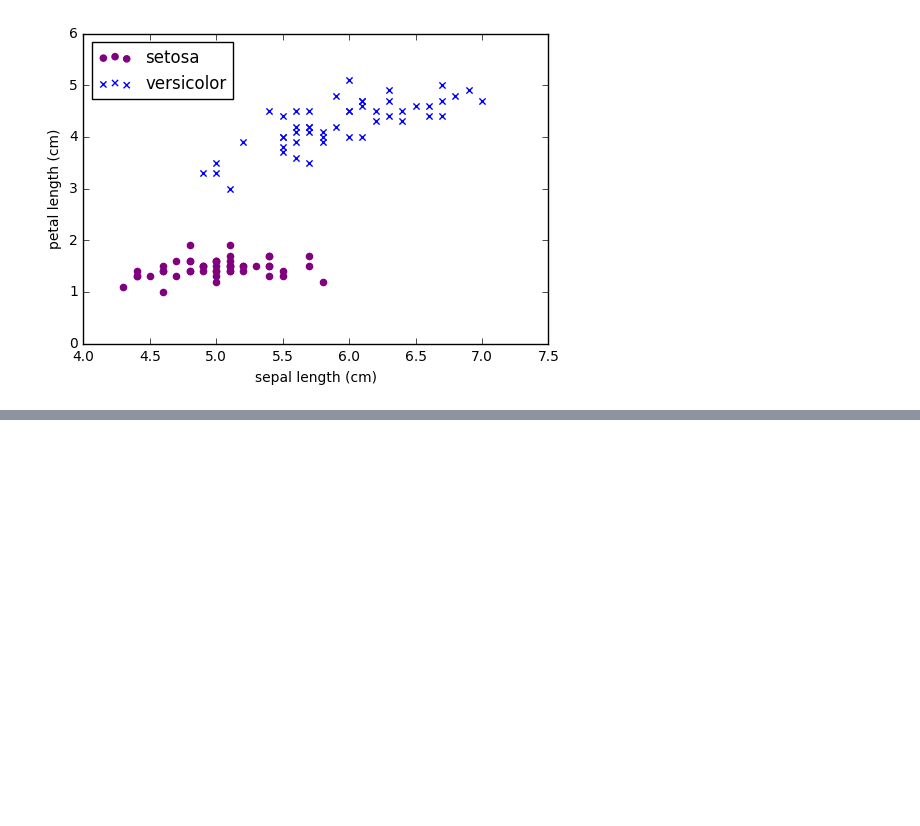
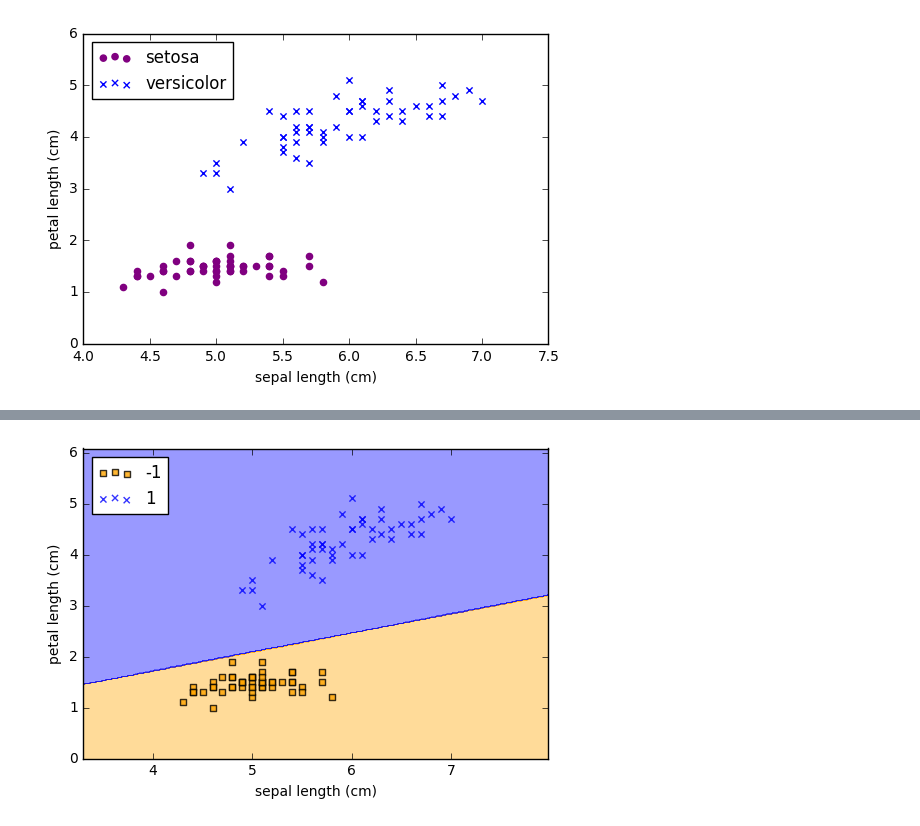
Before and after one commit to asbhat/ml-notebooks, a Jupyter notebook: perceptron/Iris Perceptron.ipynb, the cells around one changed output, grey strips where cells are left out. Saved outputs shown, nothing was run; the diff lists cells and outputs as text; code cells hidden in the pictures; blank space fills up the shorter version.

```diff
--- a/perceptron/Iris Perceptron.ipynb
+++ b/perceptron/Iris Perceptron.ipynb
@@ -77,0 +96,37 @@ plt.show()
+# %%
+def plot_decision_regions(X, y, classifier, resolution=0.02):
+
+    # Marker Generator & Color Map
+    markers = ('s', 'x', 'o', '^', 'v')
+    colors = ('orange', 'blue', 'lightgreen', 'gray', 'cyan')
+    cmap = ListedColormap(colors[:len(np.unique(y))])
+
+    # Plot the Surface
+    x1_min, x1_max = X[:, 0].min() - 1, X[:, 0].max() + 1  # x-axis
+    x2_min, x2_max = X[:, 1].min() - 1, X[:, 1].max() + 1  # y-axis
+
+    # arange() creates a 1-D array from min to max with resolution increments
+    # meshgrid() turns xarray into xmatrix with len(yarray) rows, each row = xarray
+    #            turns yarray into ymatrix with len(yarray) rows, each row repeats yarray element len(xarray) times
+    xx1, xx2 = np.meshgrid(np.arange(x1_min, x1_max, resolution),
+                           np.arange(x2_min, x2_max, resolution))
+    # ravel() flattens the array
+    Z = classifier.predict(np.array([xx1.ravel(), xx2.ravel()]).T)
+    Z = Z.reshape(xx1.shape)  # reshapes without changing data
+
+    plt.contourf(xx1, xx2, Z, alpha=0.4, cmap=cmap)
+    plt.xlim(xx1.min(), xx1.max())
+    plt.ylim(xx2.min(), xx2.max())
+
+    # Plot Class Samples
+    for e, target in enumerate(np.unique(y)):
+        plt.scatter(x=X[y == target,0], y=X[y == target, 1], alpha=0.8,
+                    c=cmap(e), marker=markers[e], label=target)
+# %%
+plot_decision_regions(X, y, classifier=ppn)
+plt.xlabel(colNames[0])
+plt.ylabel(colNames[2])
+plt.legend(loc='upper left')
+plt.show()
+# %% [output]
+[figure, added]
```
Also changed, not shown: parts of 6 cells of this notebook.
